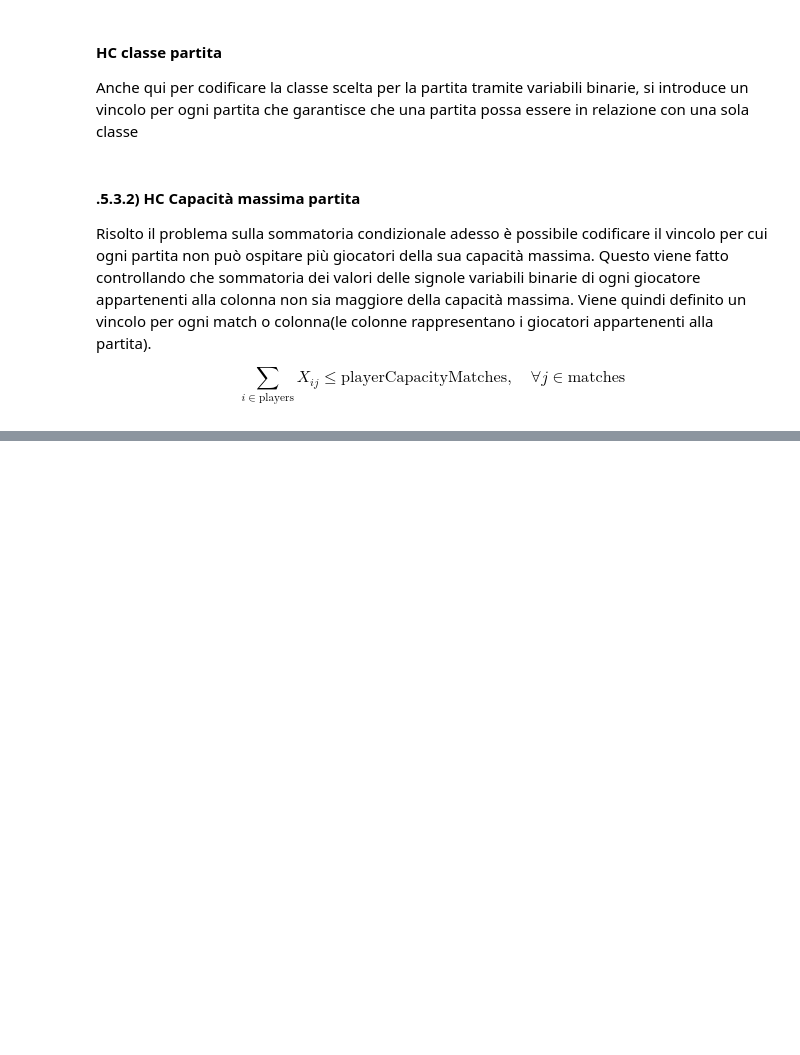
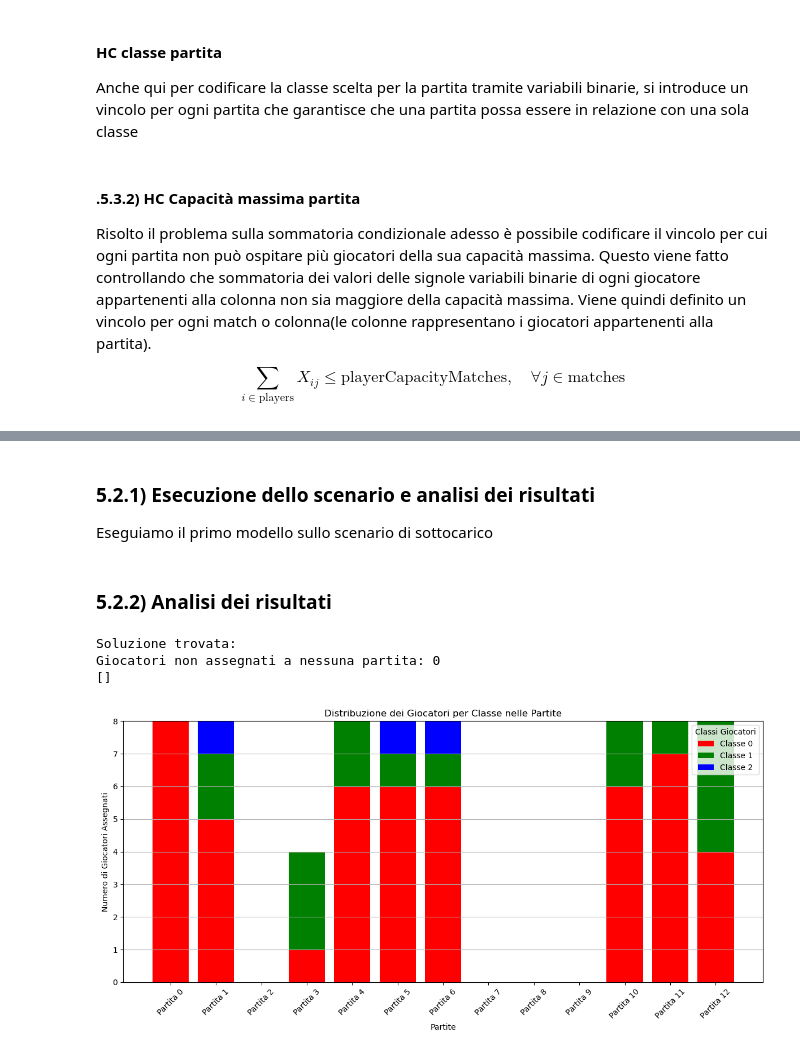
Before and after one commit to RayCatcherS/KnowledgeEngineeringProject, a Jupyter notebook: NotebookSource.ipynb, the cells around one changed output, grey strips where cells are left out. Cells and saved outputs as stored; diff of their text form; code cells hidden in the pictures; blank space fills up the shorter version.

```diff
--- a/NotebookSource.ipynb
+++ b/NotebookSource.ipynb
@@ -537,0 +580,3 @@ penalita_partite_istanziate = [
+# %% [markdown]
+### 5.2.1) Esecuzione dello scenario e analisi dei risultati
+Eseguiamo il primo modello sullo scenario di sottocarico
@@ -537,0 +602,67 @@ penalita_partite_istanziate = [
+# %% [markdown]
+### 5.2.2) Analisi dei risultati
+# %%
+# Definizione delle costanti per le classi di ciascun giocatore
+playerClassesConsts = [int(class_label) for class_label in dfSampleOfPlayers['cluster_label']]
+
+# output della soluzione finale
+if status == cp_model.OPTIMAL or status == cp_model.FEASIBLE:
+    print('Soluzione trovata:')
+
+    unassigned_players = []
+    assigned_players = []
+    assignments = [[] for _ in range(INSTANCES_AVAILABLE_MATCHES)]
+    match_classes = []
+
+    # Conta il numero di giocatori per classe in ciascuna partita
+    players_per_class_per_match = [[0] * PLAYERS_CLASS_COUNT for _ in range(INSTANCES_AVAILABLE_MATCHES)]
+
+    for p in range(AVAILABLE_PLAYERS):
+        assigned = False
+        for m in range(INSTANCES_AVAILABLE_MATCHES):
+            if solver.Value(playersVars[p][m]) == 1:
+                assigned_players.append(p)
+                assignments[m].append(p)
+                assigned = True
+                # Assicurati che l'indice sia un intero
+                players_per_class_per_match[m][int(playerClassesConsts[p])] += 1
+                break
+        if not assigned:
+            unassigned_players.append(p)
+
+    print(f'Giocatori non assegnati a nessuna partita: {len(unassigned_players)}')
+    print(unassigned_players)
+
+    # Colori per le classi
+    class_colors = ['red', 'green', 'blue']
+
+    # Creazione del grafico a barre impilate
+    fig, ax = plt.subplots(figsize=(12, 6))
+    labels = [f'Partita {m}' for m in range(INSTANCES_AVAILABLE_MATCHES)]
+    x = np.arange(len(labels))
+
+    # Costruzione delle barre impilate
+    bottom = np.zeros(len(labels))
+    for c in range(PLAYERS_CLASS_COUNT):
+        counts = [players_per_class_per_match[m][c] for m in range(INSTANCES_AVAILABLE_MATCHES)]
+        ax.bar(x, counts, bottom=bottom, color=class_colors[c], label=f'Classe {c}')
+        bottom += np.array(counts)
+
+    # Aggiunta delle etichette e del titolo
+    ax.set_xlabel('Partite')
+    ax.set_ylabel('Numero di Giocatori Assegnati')
+    ax.set_title('Distribuzione dei Giocatori per Classe nelle Partite')
+    ax.set_xticks(x)
+    ax.set_xticklabels(labels, rotation=45)
+    ax.legend(title='Classi Giocatori')
+    ax.grid(axis='y')
+
+    plt.tight_layout()
+    plt.show()
+else:
+    print('Nessuna soluzione ottimale trovata')
+# %% [output]
+Soluzione trovata:
+Giocatori non assegnati a nessuna partita: 0
+[]
+[figure, added]
```
Also changed, not shown: parts of 24 cells of this notebook, 2 other files.
